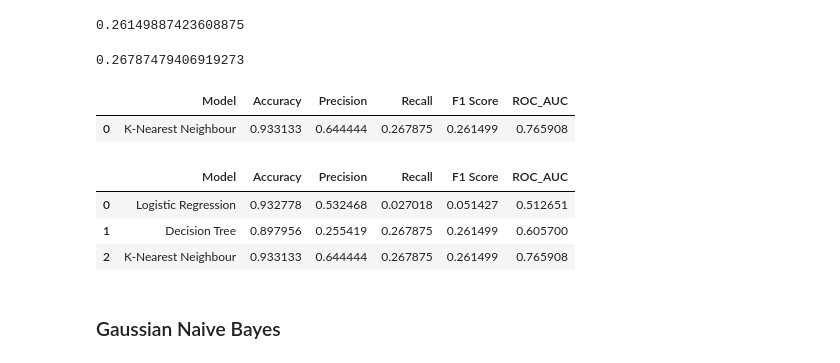
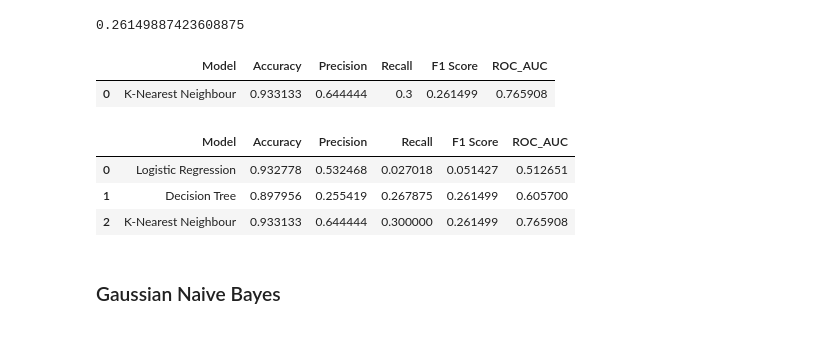
Before and after one commit to 0xgun/Credit-Eligibility, a Jupyter notebook: Phase_2/Phase 2.ipynb, the cells around one changed output. Drawn from its saved outputs; the diff is of its cells as text; code cells hidden in the pictures.

```diff
--- a/Phase_2/Phase 2.ipynb
+++ b/Phase_2/Phase 2.ipynb
@@ -658,16 +657,14 @@ f1_score
 # %% [output]
 0.26149887423608875
 # %%
-recall_score
+recall_score1=recall_score.round(1)
-# %% [output]
-0.26787479406919273
 # %%
-k_results = pd.DataFrame([['K-Nearest Neighbour ', acc ,prec,recall_score,f1_score ,roc]],
+k_results = pd.DataFrame([['K-Nearest Neighbour ', acc ,prec,recall_score1,f1_score ,roc_auc_score(y_train,knn_scores)]],
 columns = ['Model', 'Accuracy', 'Precision', 'Recall', 'F1 Score','ROC_AUC'])
 k_results
 # %% [output]
 |  | Model | Accuracy | Precision | Recall | F1 Score | ROC_AUC |
-| 0 | K-Nearest Neighbour | 0.933133 | 0.644444 | 0.267875 | 0.261499 | 0.765908 |
+| 0 | K-Nearest Neighbour | 0.933133 | 0.644444 | 0.3 | 0.261499 | 0.765908 |
 # %%
 results = results.append(k_results, ignore_index = True)
 # %%
@@ -676,7 +673,7 @@ results
 |  | Model | Accuracy | Precision | Recall | F1 Score | ROC_AUC |
 | 0 | Logistic Regression | 0.932778 | 0.532468 | 0.027018 | 0.051427 | 0.512651 |
 | 1 | Decision Tree | 0.897956 | 0.255419 | 0.267875 | 0.261499 | 0.605700 |
-| 2 | K-Nearest Neighbour | 0.933133 | 0.644444 | 0.267875 | 0.261499 | 0.765908 |
+| 2 | K-Nearest Neighbour | 0.933133 | 0.644444 | 0.300000 | 0.261499 | 0.765908 |
 # %% [markdown]
 ### Gaussian Naive Bayes
 # %% [markdown]
```
Also changed, not shown: parts of 13 cells of this notebook, 1 other file.
